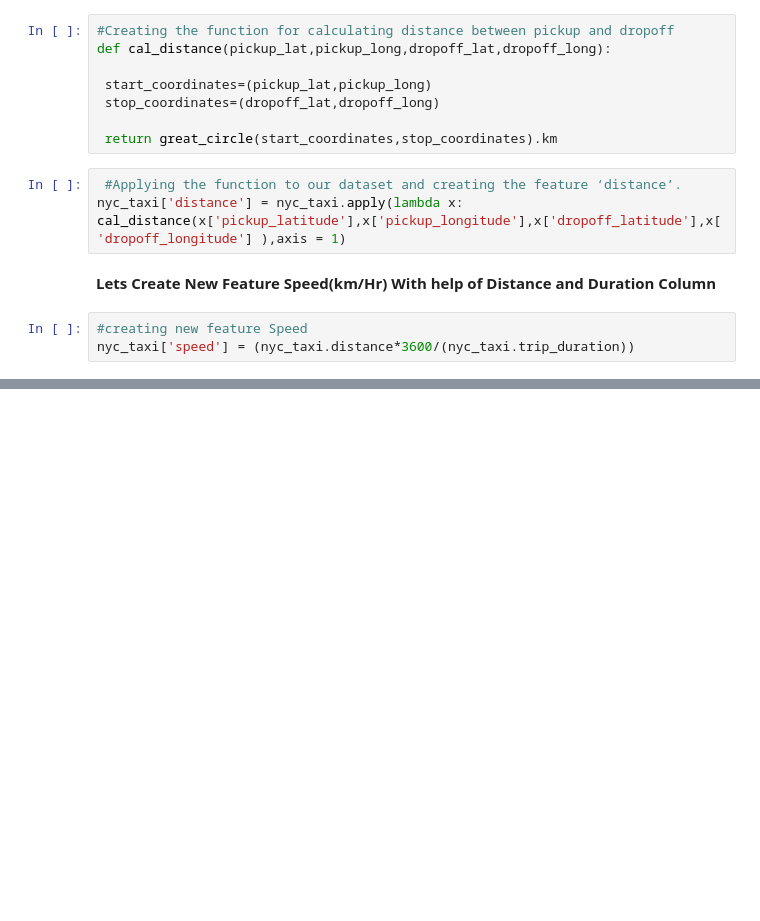
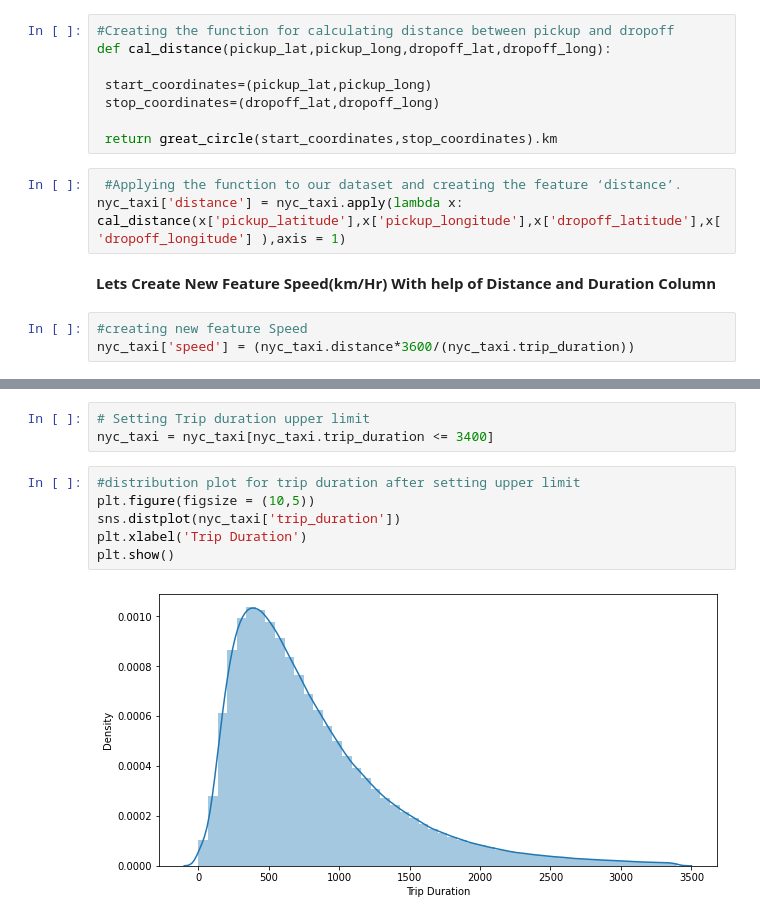
Before and after one commit to ankur727/NYC_Taxi_Trip_Time_Prediction, a Jupyter notebook: NYC_Taxi_Trip_Time_Prediction_Capstone_Project.ipynb, the cells around one changed output, grey strips where cells are left out. Cells and saved outputs as stored; diff of their text form; blank space fills up the shorter version.

```diff
--- a/NYC_Taxi_Trip_Time_Prediction_Capstone_Project.ipynb
+++ b/NYC_Taxi_Trip_Time_Prediction_Capstone_Project.ipynb
@@ -231,0 +365,11 @@ nyc_taxi['speed'] = (nyc_taxi.distance*3600/(nyc_taxi.trip_duration))
+# %%
+# Setting Trip duration upper limit
+nyc_taxi = nyc_taxi[nyc_taxi.trip_duration <= 3400]
+# %%
+#distribution plot for trip duration after setting upper limit
+plt.figure(figsize = (10,5))
+sns.distplot(nyc_taxi['trip_duration'])
+plt.xlabel('Trip Duration')
+plt.show()
+# %% [output]
+[figure, added]
```
Also changed, not shown: parts of 29 cells of this notebook.
